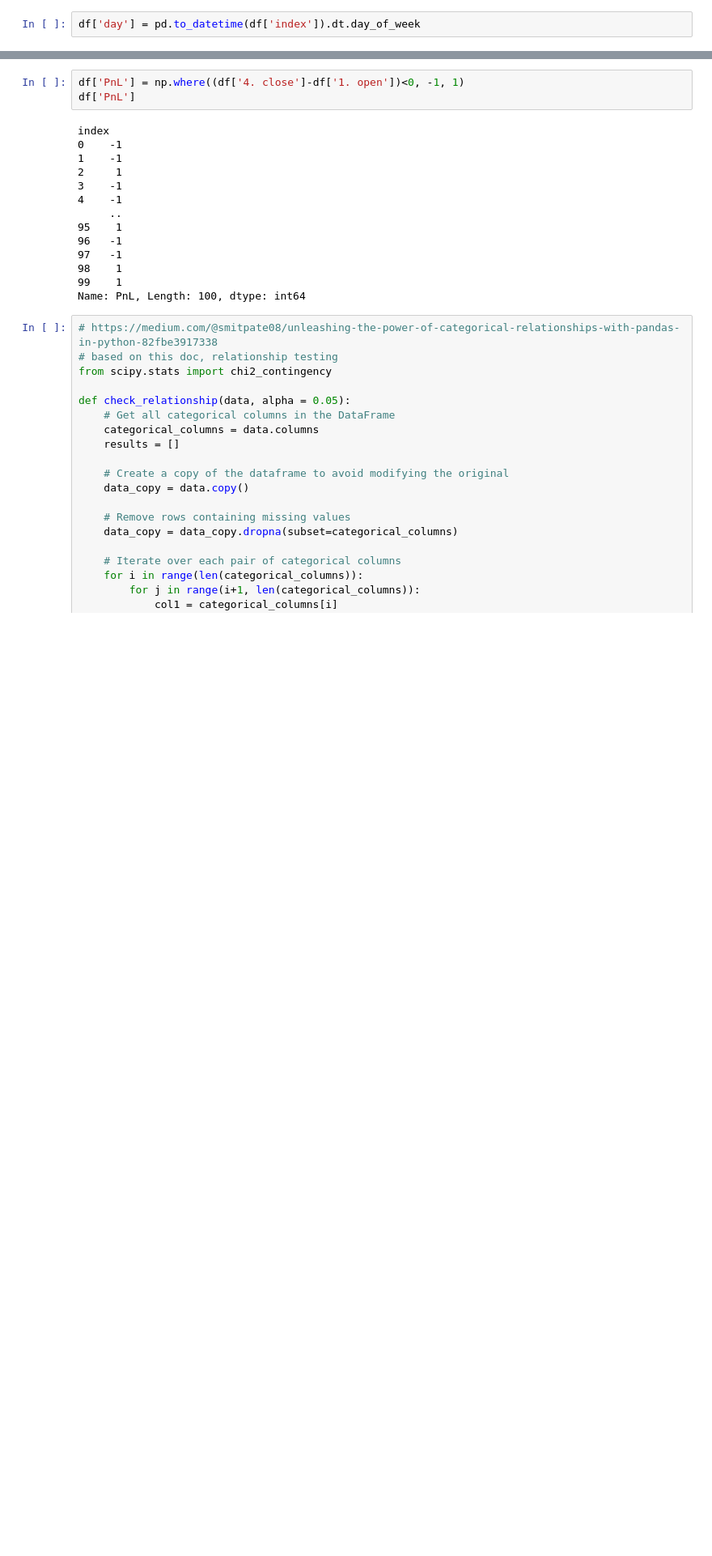
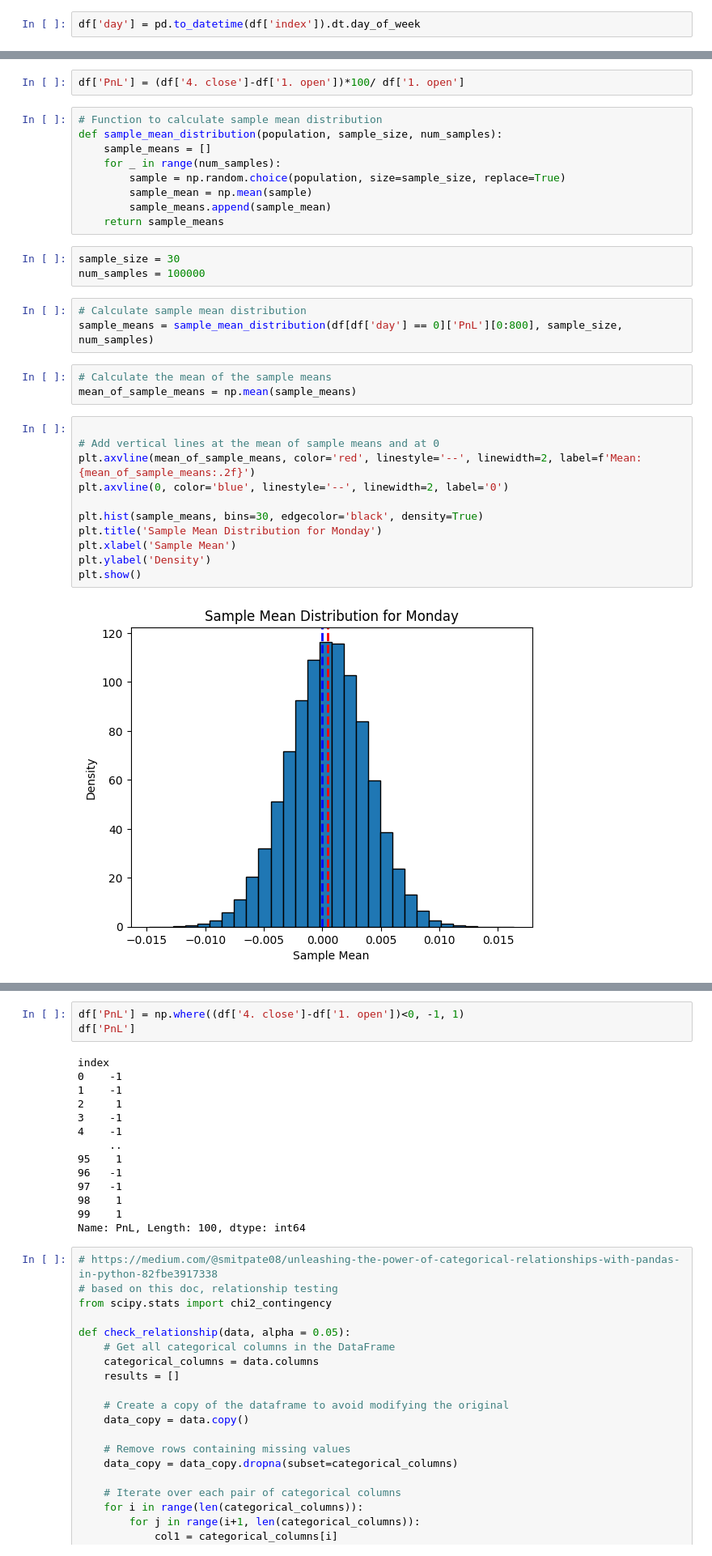
Before and after one commit to satishsolanki0409/finTech-projects, a Jupyter notebook: test.ipynb, the cells around one changed output, grey strips where cells are left out. Shown: that part at 81% size. Saved outputs shown, nothing was run; the diff lists cells and outputs as text; blank space fills up the shorter version.

```diff
--- a/test.ipynb
+++ b/test.ipynb
@@ -30,0 +42,33 @@ df['day'] = pd.to_datetime(df['index']).dt.day_of_week
+# %%
+df['PnL'] = (df['4. close']-df['1. open'])*100/ df['1. open']
+# %%
+# Function to calculate sample mean distribution
+def sample_mean_distribution(population, sample_size, num_samples):
+    sample_means = []
+    for _ in range(num_samples):
+        sample = np.random.choice(population, size=sample_size, replace=True)
+        sample_mean = np.mean(sample)
+        sample_means.append(sample_mean)
+    return sample_means
+# %%
+sample_size = 30
+num_samples = 100000
+# %%
+# Calculate sample mean distribution
+sample_means = sample_mean_distribution(df[df['day'] == 0]['PnL'][0:800], sample_size, num_samples)
+# %%
+# Calculate the mean of the sample means
+mean_of_sample_means = np.mean(sample_means)
+# %%
+
+# Add vertical lines at the mean of sample means and at 0
+plt.axvline(mean_of_sample_means, color='red', linestyle='--', linewidth=2, label=f'Mean: {mean_of_sample_means:.2f}')
+plt.axvline(0, color='blue', linestyle='--', linewidth=2, label='0')
+
+plt.hist(sample_means, bins=30, edgecolor='black', density=True)
+plt.title('Sample Mean Distribution for Monday')
+plt.xlabel('Sample Mean')
+plt.ylabel('Density')
+plt.show()
+# %% [output]
+[figure, added]
```
Also changed, not shown: parts of 13 cells of this notebook.
